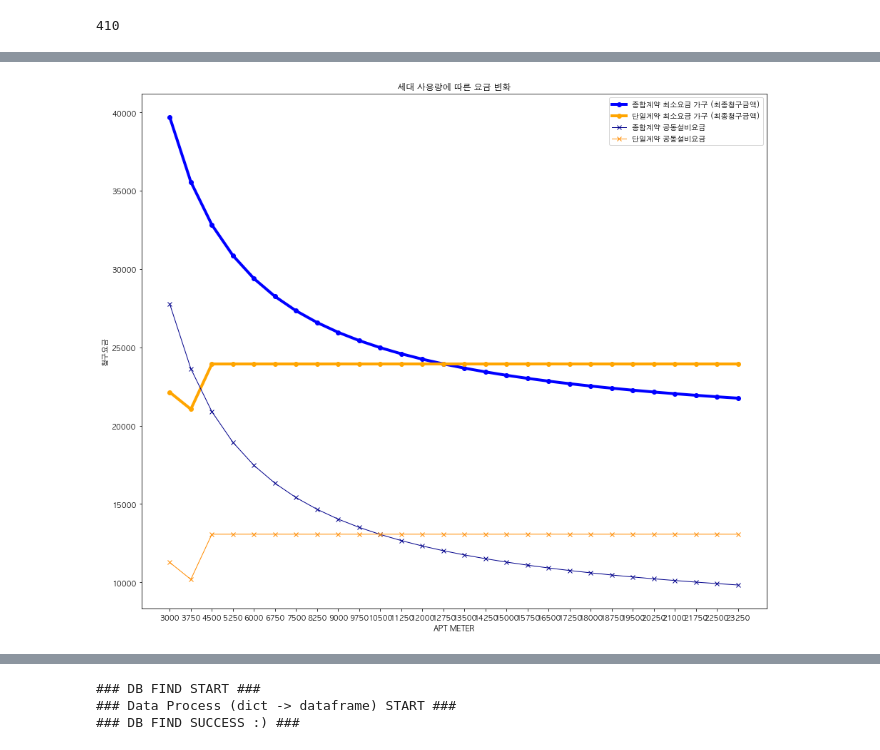
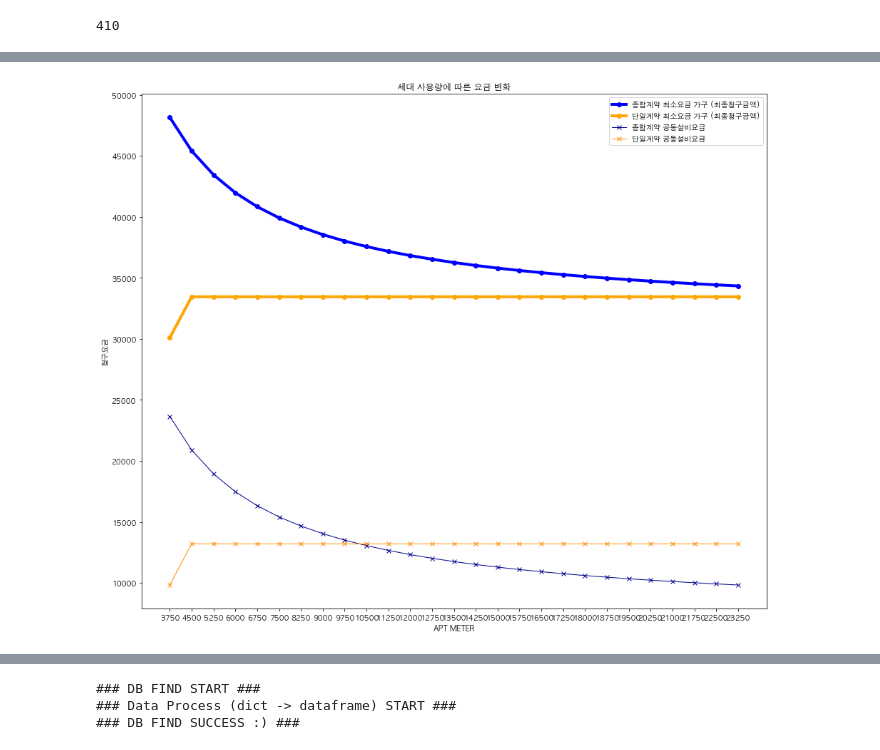
Before and after one commit to formegusto/rate-contract-proto, a Jupyter notebook: Percentage Report.ipynb, the cells around one changed output, grey strips where cells are left out. Drawn from its saved outputs; the diff is of its cells as text; code cells hidden in the pictures.

```diff
--- a/Percentage Report.ipynb
+++ b/Percentage Report.ipynb
@@ -553,26 +571,26 @@ kepco_report_df[['APT METER'] + progressive_col + clean_col_4]
 # %%
-x = kepco_report_df['APT METER'].values
+x = kepco_report_df[kepco_report_df['종합계약 최소요금 가구 (name)'] == '401 호']['APT METER'].values
 
-comp_min_y = kepco_report_df['종합계약 최소요금 가구 (최종청구금액)']
-single_min_y = kepco_report_df['단일계약 최소요금 가구 (최종청구금액)']
-comp_max_y = kepco_report_df['종합계약 최대요금 가구 (최종청구금액)']
-single_max_y = kepco_report_df['단일계약 최대요금 가구 (최종청구금액)']
+comp_min_y = kepco_report_df[kepco_report_df['종합계약 최소요금 가구 (name)'] == '401 호']['종합계약 최소요금 가구 (최종청구금액)']
+single_min_y = kepco_report_df[kepco_report_df['종합계약 최소요금 가구 (name)'] == '401 호']['단일계약 최소요금 가구 (최종청구금액)']
+comp_max_y = kepco_report_df[kepco_report_df['종합계약 최소요금 가구 (name)'] == '401 호']['종합계약 최대요금 가구 (최종청구금액)']
+single_max_y = kepco_report_df[kepco_report_df['종합계약 최소요금 가구 (name)'] == '401 호']['단일계약 최대요금 가구 (최종청구금액)']
 
-comp_pub_y = kepco_report_df['종합계약 최소요금 가구 (공동설비요금)']
-single_pub_y = kepco_report_df['단일계약 최소요금 가구 (공동설비요금)']
+comp_pub_y = kepco_report_df[kepco_report_df['종합계약 최소요금 가구 (name)'] == '401 호']['종합계약 최소요금 가구 (공동설비요금)']
+single_pub_y = kepco_report_df[kepco_report_df['종합계약 최소요금 가구 (name)'] == '401 호']['단일계약 최소요금 가구 (공동설비요금)']
 
 plt.plot(x, comp_min_y, label='종합계약 최소요금 가구 (최종청구금액)', linewidth=4, marker="o", color="blue")
 plt.plot(x, single_min_y, label='단일계약 최소요금 가구 (최종청구금액)', linewidth=4, marker="o", color="orange")
 # plt.plot(x, comp_max_y, label='종합계약 최소요금 가구 (최종청구금액)', linewidth=4, marker="o", color="blue")
 # plt.plot(x, single_max_y, label='단일계약 최소요금 가구 (최종청구금액)', linewidth=4, marker="o", color="orange")
 plt.plot(x, comp_pub_y, label='종합계약 공동설비요금', linewidth=1, marker="x", color="darkblue")
 plt.plot(x, single_pub_y, label='단일계약 공동설비요금', linewidth=1, marker="x", color="darkorange")
 plt.xticks(x)
 plt.title("세대 사용량에 따른 요금 변화")
 plt.xlabel("APT METER")
 plt.ylabel("청구요금")
 plt.legend()
 
 plt.show()
 # %% [output]
-[figure, old version]
+[figure, new version]
```
Also changed, not shown: parts of 31 cells of this notebook, 1 other file.
